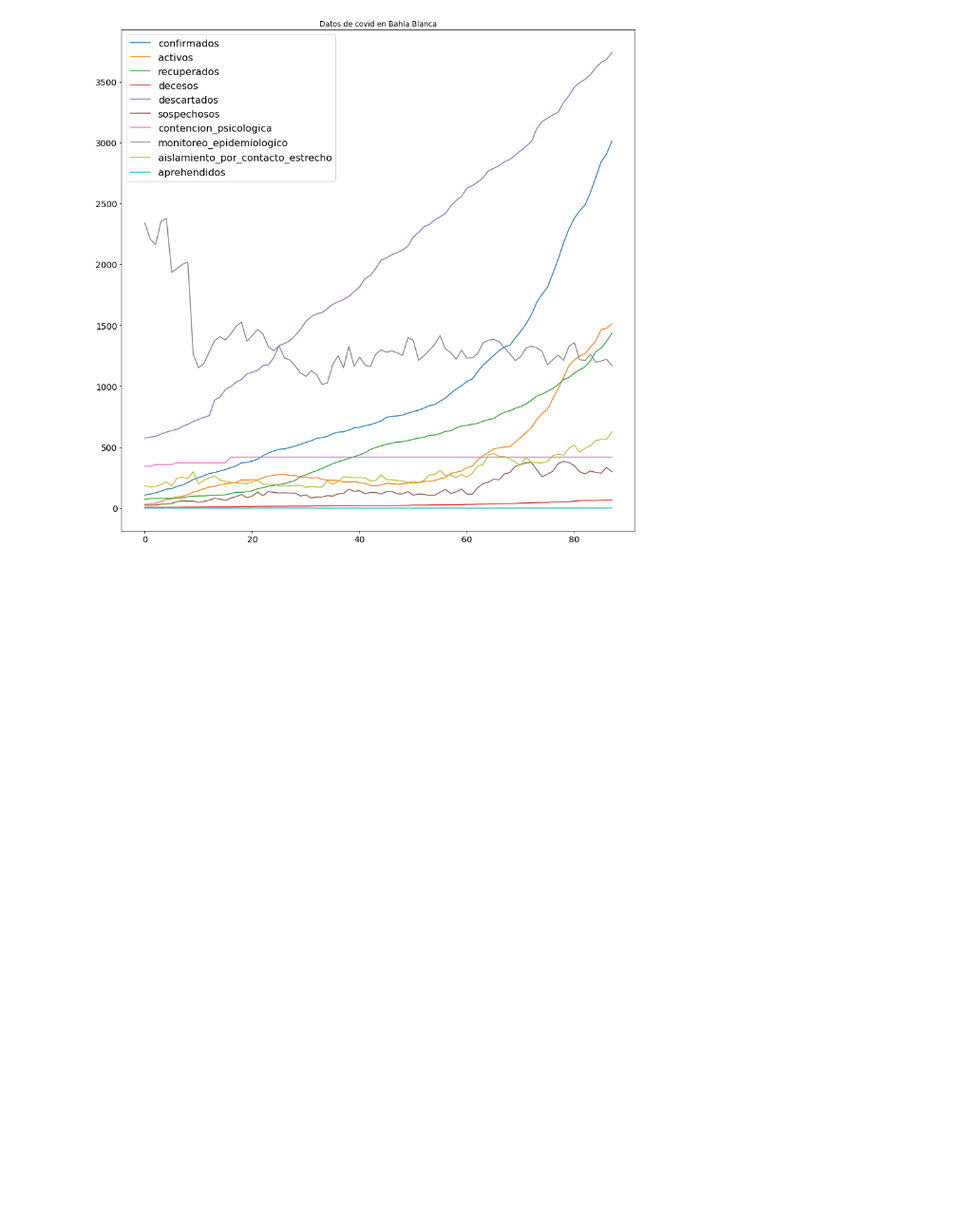
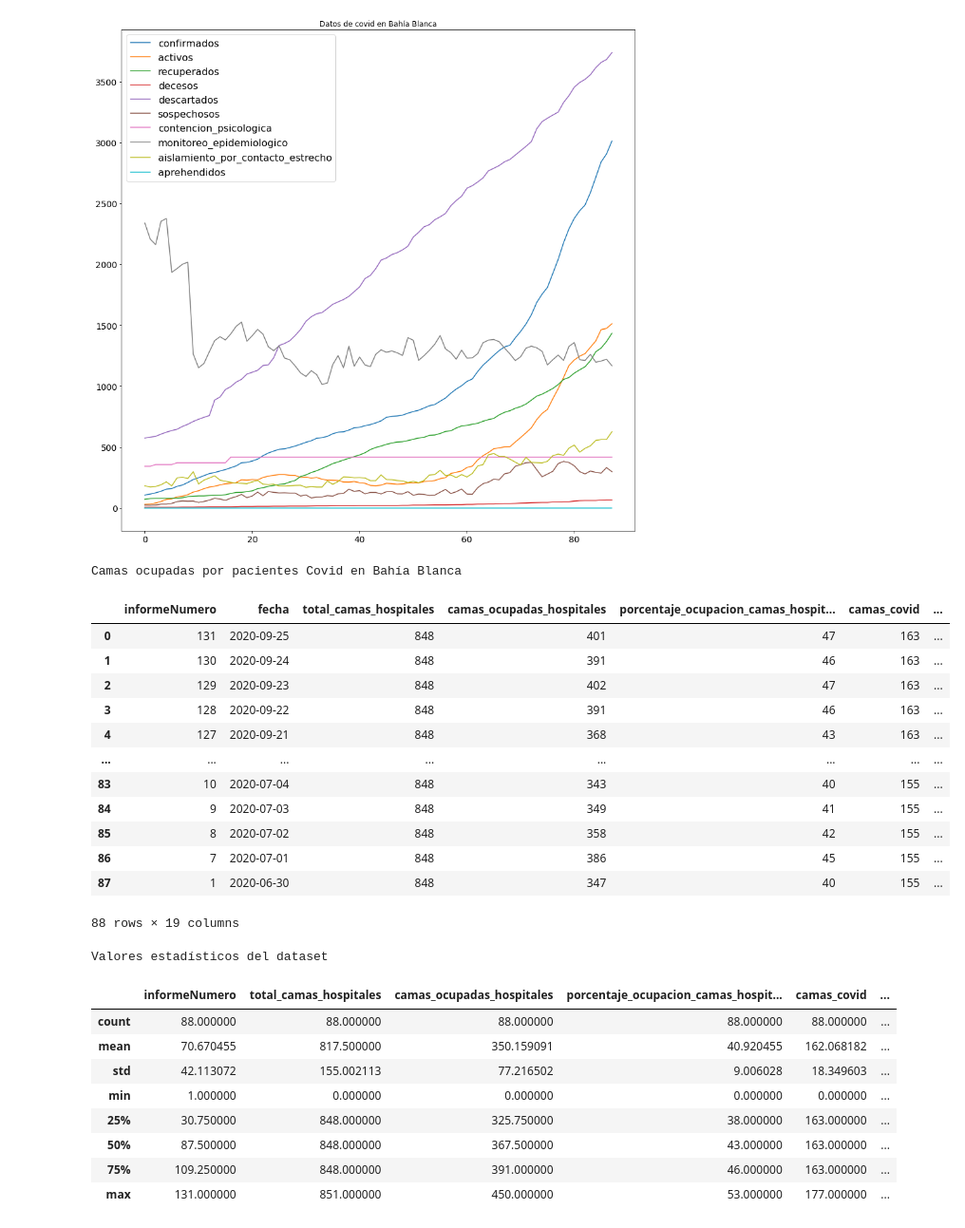
Before and after one commit to nicolassalomon96/aprendizaje_maquina_UNS, a Jupyter notebook: TP2/Ejercicio_1.ipynb, the cells around one changed output. Shown: that part at 95% size. Cells and saved outputs as stored; diff of their text form; code cells hidden in the pictures; blank space fills up the shorter version.

```diff
--- a/TP2/Ejercicio_1.ipynb
+++ b/TP2/Ejercicio_1.ipynb
@@ -86,3 +83,37 @@ covid_cases.plot(figsize=(15,15),title='Datos de covid en Bahía Blanca',fontsiz
 # %% [output]
 <matplotlib.legend.Legend at 0x...>
 [figure]
+# %%
+path_covid_beds = '/content/data/camas_covid_bahia.csv'
+covid_beds = pd.read_csv(path_covid_beds)
+
+print("Camas ocupadas por pacientes Covid en Bahía Blanca\n")
+display(covid_beds)
+
+print("\nValores estadísticos del dataset")
+display(covid_beds.describe())
+# %% [output]
+Camas ocupadas por pacientes Covid en Bahía Blanca
+|  | informeNumero | fecha | total_camas_hospitales | camas_ocupadas_hospitales | porcentaje_ocupacion_camas_hospit... | camas_covid | ... |
+| 0 | 131 | 2020-09-25 | 848 | 401 | 47 | 163 | ... |
+| 1 | 130 | 2020-09-24 | 848 | 391 | 46 | 163 | ... |
+| 2 | 129 | 2020-09-23 | 848 | 402 | 47 | 163 | ... |
+| 3 | 128 | 2020-09-22 | 848 | 391 | 46 | 163 | ... |
+| 4 | 127 | 2020-09-21 | 848 | 368 | 43 | 163 | ... |
+| ... | ... | ... | ... | ... | ... | ... | ... |
+| 83 | 10 | 2020-07-04 | 848 | 343 | 40 | 155 | ... |
+| 84 | 9 | 2020-07-03 | 848 | 349 | 41 | 155 | ... |
+| 85 | 8 | 2020-07-02 | 848 | 358 | 42 | 155 | ... |
+| 86 | 7 | 2020-07-01 | 848 | 386 | 45 | 155 | ... |
+| 87 | 1 | 2020-06-30 | 848 | 347 | 40 | 155 | ... |
+88 rows × 19 columns
+Valores estadísticos del dataset
+|  | informeNumero | total_camas_hospitales | camas_ocupadas_hospitales | porcentaje_ocupacion_camas_hospit... | camas_covid | ... |
+| count | 88.000000 | 88.000000 | 88.000000 | 88.000000 | 88.000000 | ... |
+| mean | 70.670455 | 817.500000 | 350.159091 | 40.920455 | 162.068182 | ... |
+| std | 42.113072 | 155.002113 | 77.216502 | 9.006028 | 18.349603 | ... |
+| min | 1.000000 | 0.000000 | 0.000000 | 0.000000 | 0.000000 | ... |
+| 25% | 30.750000 | 848.000000 | 325.750000 | 38.000000 | 163.000000 | ... |
+| 50% | 87.500000 | 848.000000 | 367.500000 | 43.000000 | 163.000000 | ... |
+| 75% | 109.250000 | 848.000000 | 391.000000 | 46.000000 | 163.000000 | ... |
+| max | 131.000000 | 851.000000 | 450.000000 | 53.000000 | 177.000000 | ... |
```
Also changed, not shown: parts of 2 cells of this notebook.
